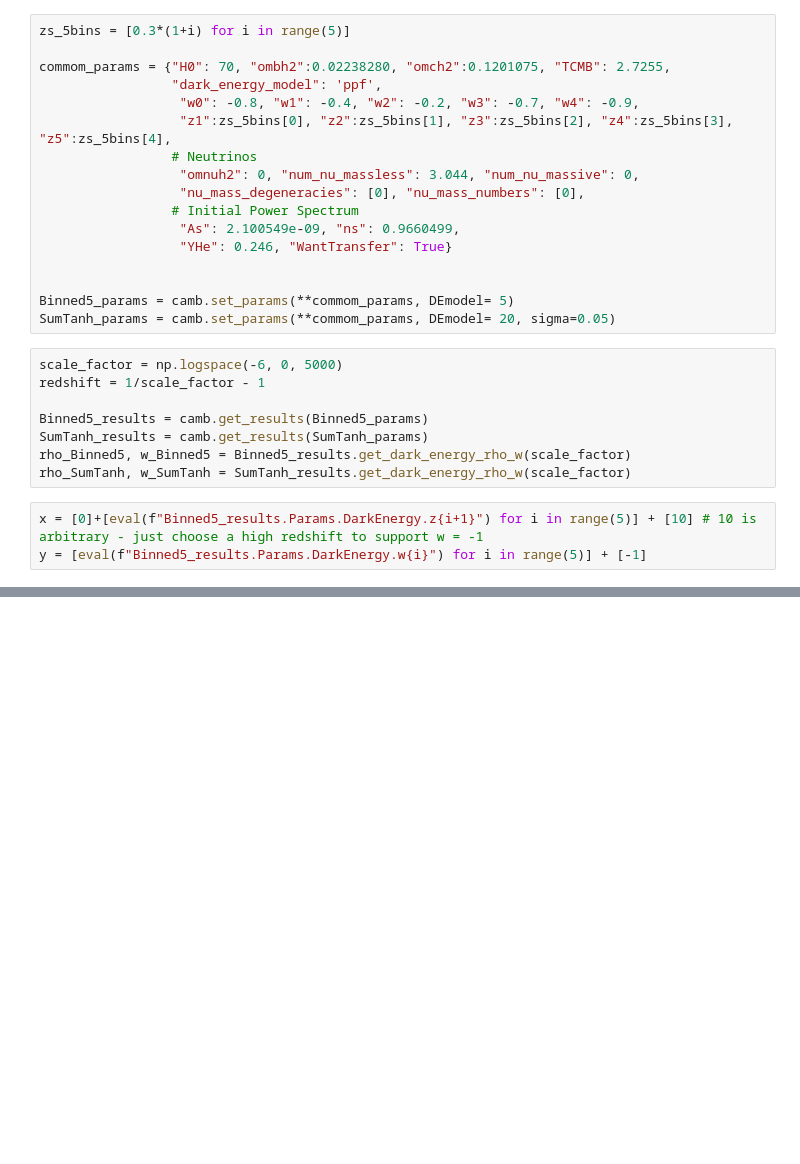
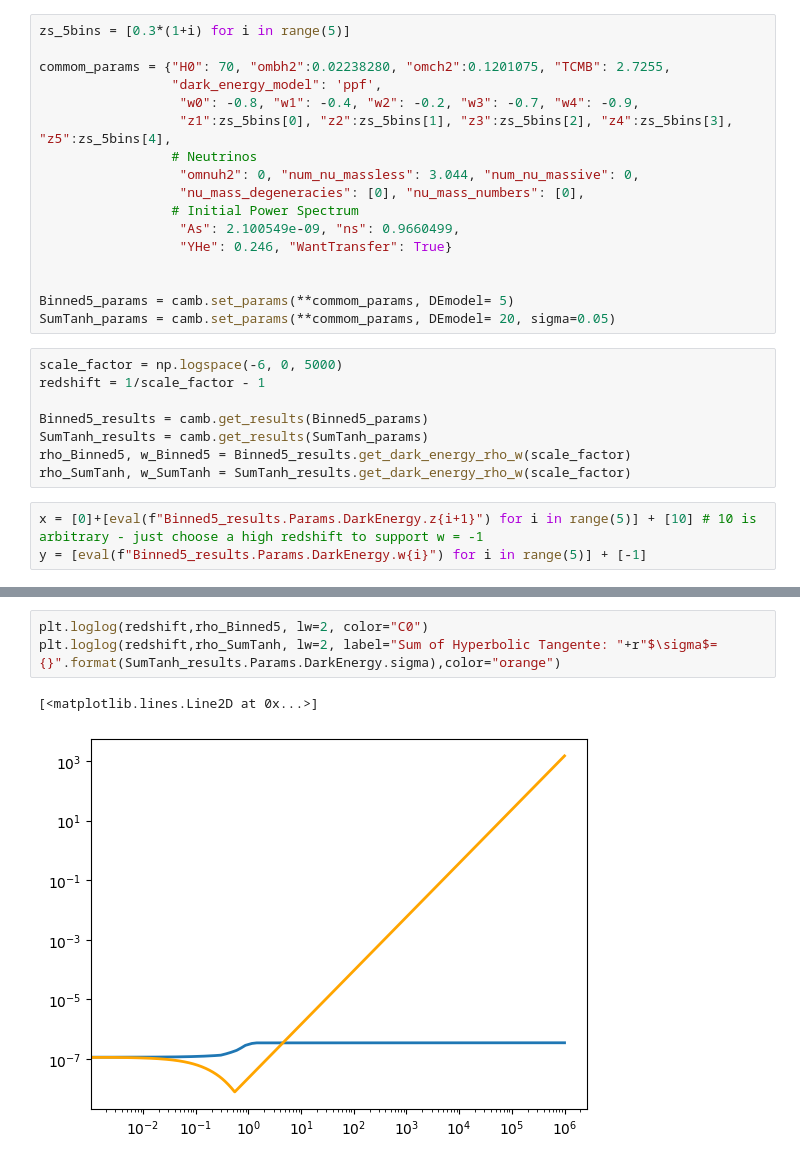
Before and after one commit to SBU-COSMOLIKE/CAMBLateDE, a Jupyter notebook: docs/LateDE_SumTanh.ipynb, the cells around one changed output, grey strips where cells are left out. Saved outputs shown, nothing was run; the diff lists cells and outputs as text; blank space fills up the shorter version.

Commit message:
Sum of Hyperbolic Tangent update

```diff
--- a/docs/LateDE_SumTanh.ipynb
+++ b/docs/LateDE_SumTanh.ipynb
@@ -53,0 +60,6 @@ plt.xlim(1e-1,1e1)
+# %%
+plt.loglog(redshift,rho_Binned5, lw=2, color="C0")
+plt.loglog(redshift,rho_SumTanh, lw=2, label="Sum of Hyperbolic Tangente: "+r"$\sigma$={}".format(SumTanh_results.Params.DarkEnergy.sigma),color="orange")
+# %% [output]
+[<matplotlib.lines.Line2D at 0x...>]
+[figure, added]
```
Also changed, not shown: parts of 2 cells of this notebook, 1 other file.
